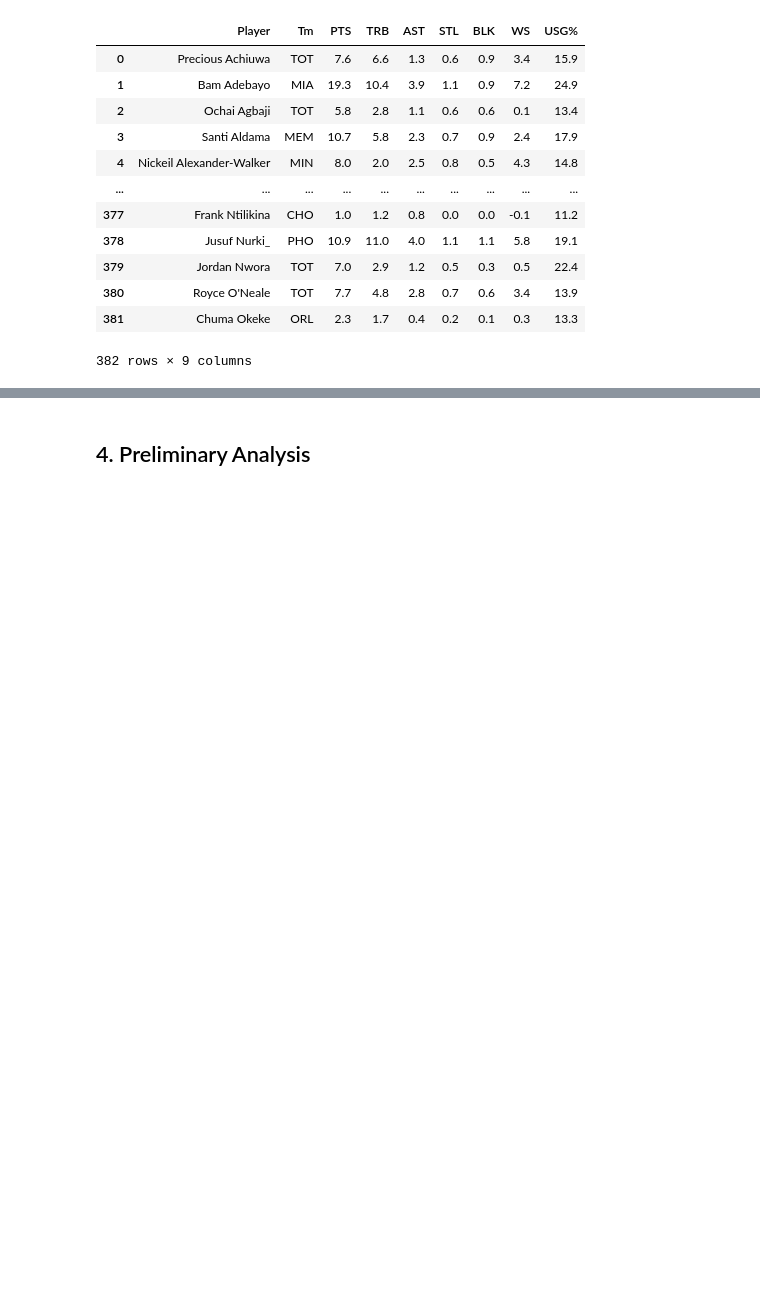
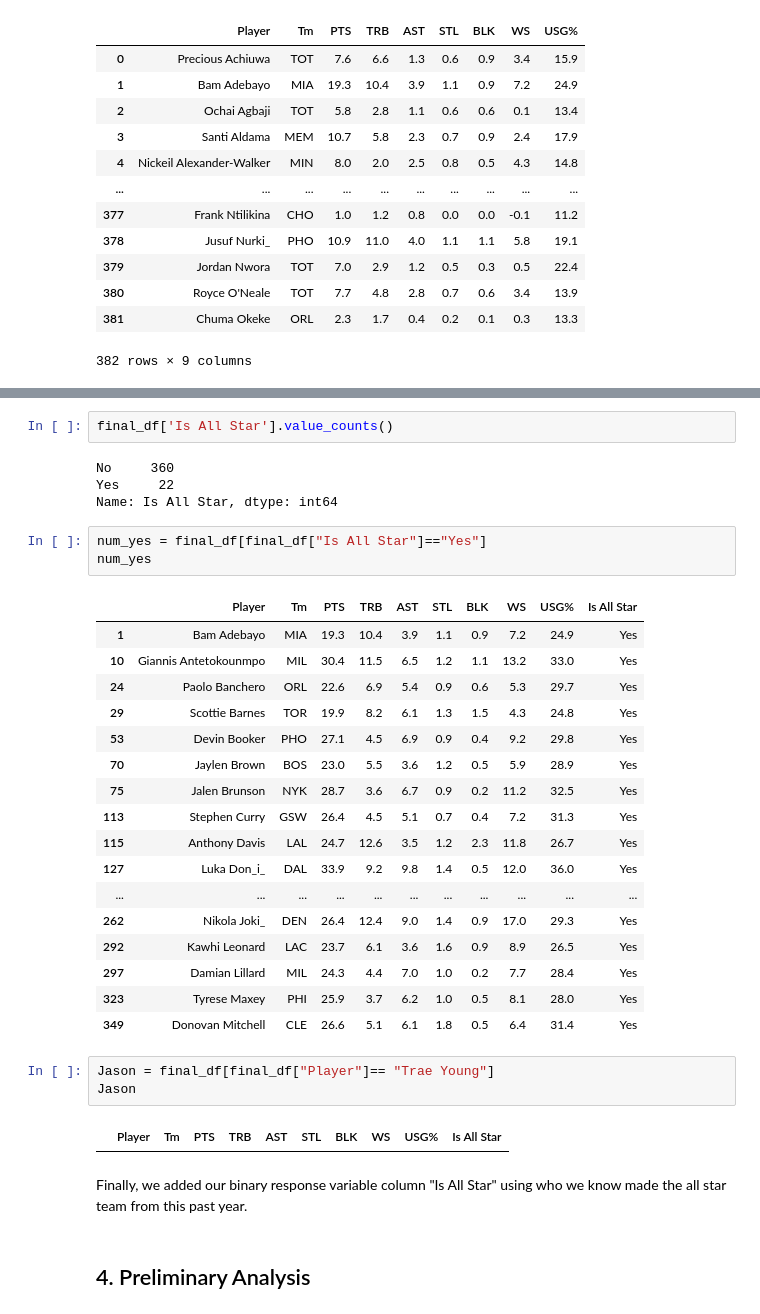
Before and after one commit to shray3420/stat207-final-project, a Jupyter notebook: Final_Project_ShrayAlbertJustin.ipynb, the cells around one changed output, grey strips where cells are left out. Cells and saved outputs as stored; diff of their text form; blank space fills up the shorter version.

```diff
--- a/Final_Project_ShrayAlbertJustin.ipynb
+++ b/Final_Project_ShrayAlbertJustin.ipynb
@@ -204,2 +222,36 @@ final_df
+# %%
+final_df['Is All Star'].value_counts()
+# %% [output]
+No     360
+Yes     22
+Name: Is All Star, dtype: int64
+# %%
+num_yes = final_df[final_df["Is All Star"]=="Yes"]
+num_yes
+# %% [output]
+|  | Player | Tm | PTS | TRB | AST | STL | BLK | WS | USG% | Is All Star |
+| 1 | Bam Adebayo | MIA | 19.3 | 10.4 | 3.9 | 1.1 | 0.9 | 7.2 | 24.9 | Yes |
+| 10 | Giannis Antetokounmpo | MIL | 30.4 | 11.5 | 6.5 | 1.2 | 1.1 | 13.2 | 33.0 | Yes |
+| 24 | Paolo Banchero | ORL | 22.6 | 6.9 | 5.4 | 0.9 | 0.6 | 5.3 | 29.7 | Yes |
+| 29 | Scottie Barnes | TOR | 19.9 | 8.2 | 6.1 | 1.3 | 1.5 | 4.3 | 24.8 | Yes |
+| 53 | Devin Booker | PHO | 27.1 | 4.5 | 6.9 | 0.9 | 0.4 | 9.2 | 29.8 | Yes |
+| 70 | Jaylen Brown | BOS | 23.0 | 5.5 | 3.6 | 1.2 | 0.5 | 5.9 | 28.9 | Yes |
+| 75 | Jalen Brunson | NYK | 28.7 | 3.6 | 6.7 | 0.9 | 0.2 | 11.2 | 32.5 | Yes |
+| 113 | Stephen Curry | GSW | 26.4 | 4.5 | 5.1 | 0.7 | 0.4 | 7.2 | 31.3 | Yes |
+| 115 | Anthony Davis | LAL | 24.7 | 12.6 | 3.5 | 1.2 | 2.3 | 11.8 | 26.7 | Yes |
+| 127 | Luka Don_i_ | DAL | 33.9 | 9.2 | 9.8 | 1.4 | 0.5 | 12.0 | 36.0 | Yes |
+| ... | ... | ... | ... | ... | ... | ... | ... | ... | ... | ... |
+| 262 | Nikola Joki_ | DEN | 26.4 | 12.4 | 9.0 | 1.4 | 0.9 | 17.0 | 29.3 | Yes |
+| 292 | Kawhi Leonard | LAC | 23.7 | 6.1 | 3.6 | 1.6 | 0.9 | 8.9 | 26.5 | Yes |
+| 297 | Damian Lillard | MIL | 24.3 | 4.4 | 7.0 | 1.0 | 0.2 | 7.7 | 28.4 | Yes |
+| 323 | Tyrese Maxey | PHI | 25.9 | 3.7 | 6.2 | 1.0 | 0.5 | 8.1 | 28.0 | Yes |
+| 349 | Donovan Mitchell | CLE | 26.6 | 5.1 | 6.1 | 1.8 | 0.5 | 6.4 | 31.4 | Yes |
+# %%
+Jason = final_df[final_df["Player"]== "Trae Young"]
+Jason
+# %% [output]
+|  | Player | Tm | PTS | TRB | AST | STL | BLK | WS | USG% | Is All Star |
+# %% [markdown]
+Finally, we added our binary response variable column "Is All Star" using who we know made the all star team from this past year.
 # %% [markdown]
 ## 4. Preliminary Analysis
```
Also changed, not shown: parts of 4 cells of this notebook.
